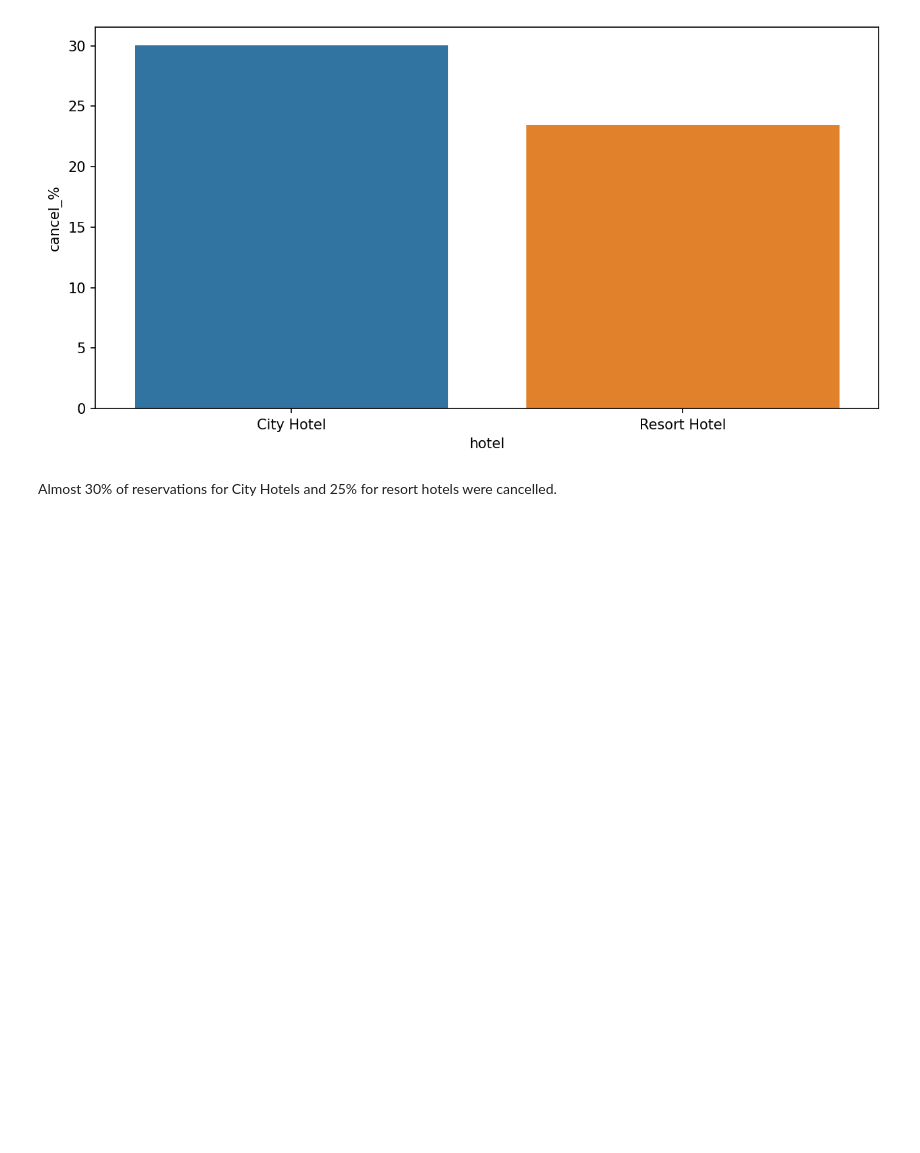
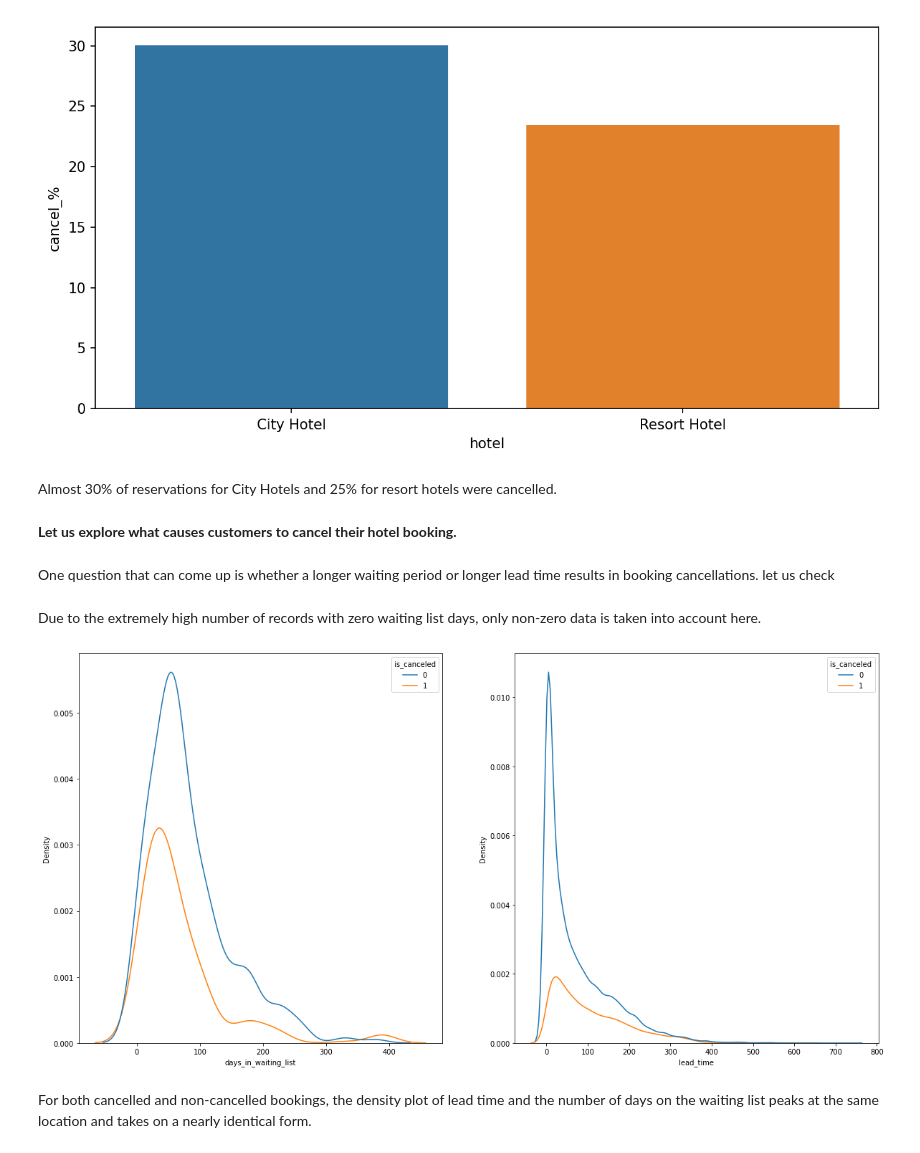
Before and after one commit to waghpallavi/hotel_booking_analysis, a Jupyter notebook: Hotel_Booking_analysis.ipynb, the cells around one changed output. Drawn from its saved outputs; the diff is of its cells as text; code cells hidden in the pictures; blank space fills up the shorter version.

Commit message:
check 3

```diff
--- a/Hotel_Booking_analysis.ipynb
+++ b/Hotel_Booking_analysis.ipynb
@@ -728,3 +728,19 @@ plt.show()
 [figure]
 # %% [markdown]
 Almost 30% of reservations for City Hotels and 25% for resort hotels were cancelled.
+# %% [markdown]
+**Let us explore what causes customers to cancel their hotel booking.**
+# %% [markdown]
+One question that can come up is whether a longer waiting period or longer lead time results in booking cancellations.
+let us check
+# %% [markdown]
+Due to the extremely high number of records with zero waiting list days, only non-zero data is taken into account here.
+# %%
+fig, axes = plt.subplots(1, 2, figsize=(20, 10))
+sns.kdeplot(data = ready_df[ready_df['days_in_waiting_list'] != 0], ax = axes[0], x = 'days_in_waiting_list', hue = 'is_canceled')
+sns.kdeplot(data = ready_df, ax = axes[1], x = 'lead_time', hue = 'is_canceled')
+plt.show()
+# %% [output]
+[figure, added]
+# %% [markdown]
+For both cancelled and non-cancelled bookings, the density plot of lead time and the number of days on the waiting list peaks at the same location and takes on a nearly identical form.
```
Also changed, not shown: parts of 1 cell of this notebook.
